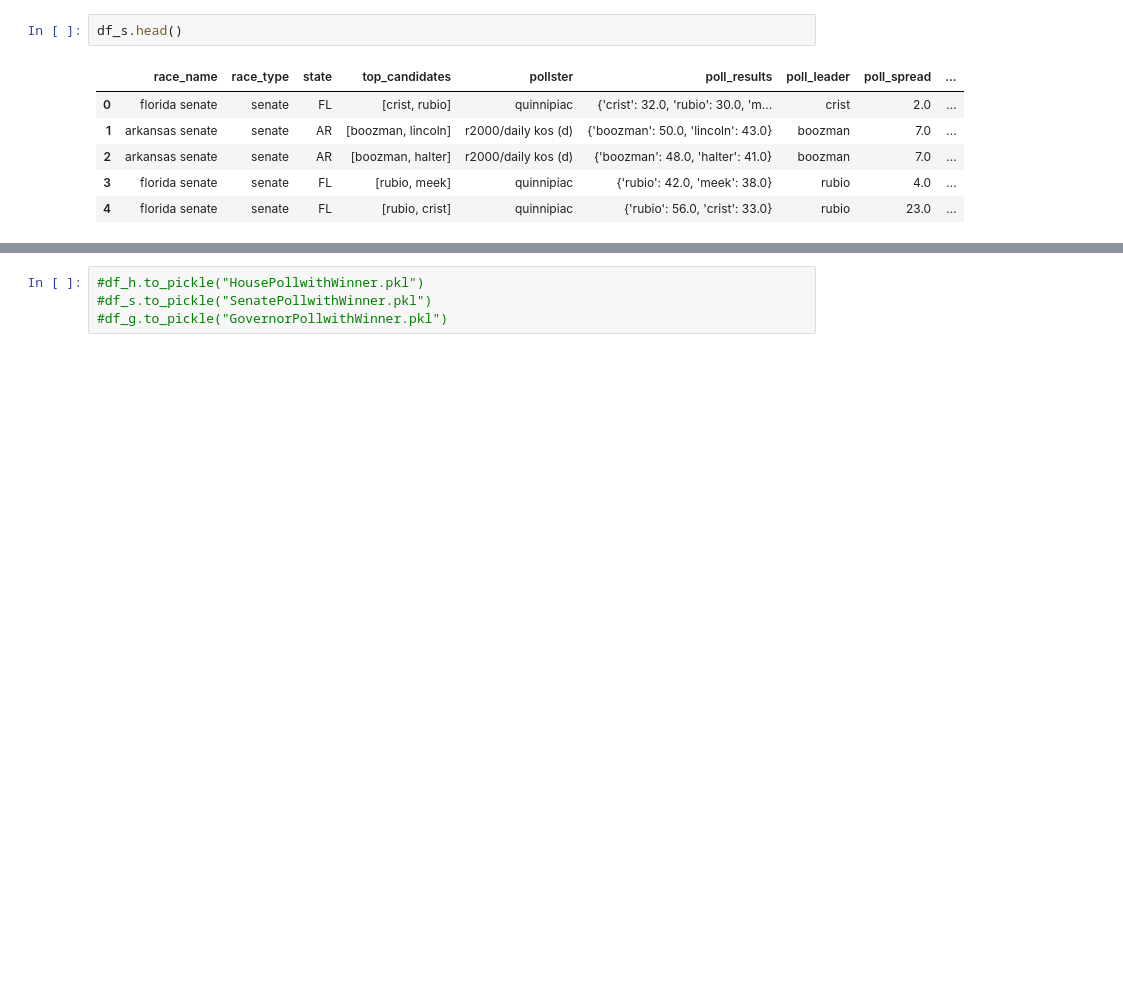
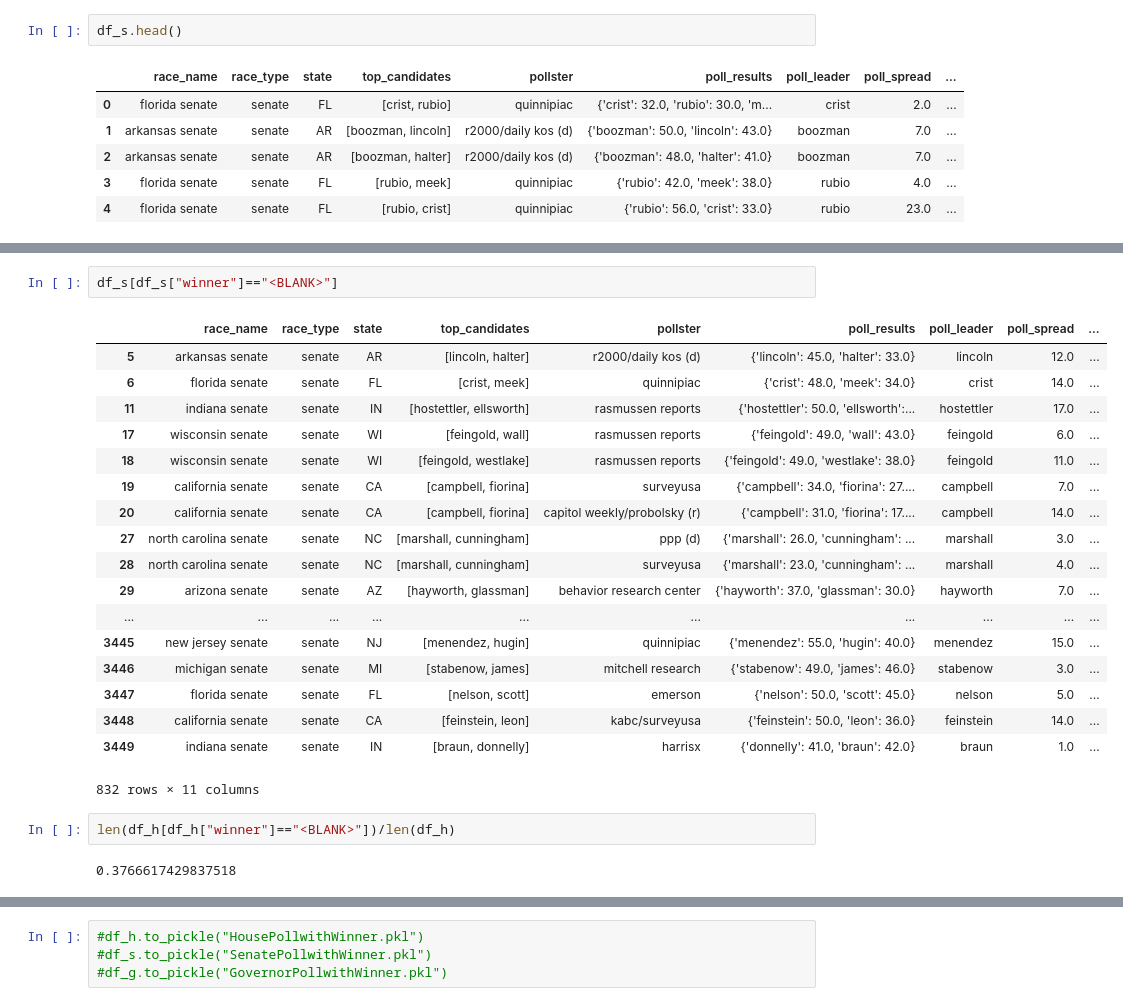
Before and after one commit to Nlorio/election-forecast, a Jupyter notebook: notebooks/Race_Winner_Matcher.ipynb, the cells around one changed output, grey strips where cells are left out. Cells and saved outputs as stored; diff of their text form; blank space fills up the shorter version.

```diff
--- a/notebooks/Race_Winner_Matcher.ipynb
+++ b/notebooks/Race_Winner_Matcher.ipynb
@@ -200,0 +265,25 @@ len(df_h)
+# %%
+df_s[df_s["winner"]=="<BLANK>"]
+# %% [output]
+|  | race_name | race_type | state | top_candidates | pollster | poll_results | poll_leader | poll_spread | ... |
+| 5 | arkansas senate | senate | AR | [lincoln, halter] | r2000/daily kos (d) | {'lincoln': 45.0, 'halter': 33.0} | lincoln | 12.0 | ... |
+| 6 | florida senate | senate | FL | [crist, meek] | quinnipiac | {'crist': 48.0, 'meek': 34.0} | crist | 14.0 | ... |
+| 11 | indiana senate | senate | IN | [hostettler, ellsworth] | rasmussen reports | {'hostettler': 50.0, 'ellsworth':... | hostettler | 17.0 | ... |
+| 17 | wisconsin senate | senate | WI | [feingold, wall] | rasmussen reports | {'feingold': 49.0, 'wall': 43.0} | feingold | 6.0 | ... |
+| 18 | wisconsin senate | senate | WI | [feingold, westlake] | rasmussen reports | {'feingold': 49.0, 'westlake': 38.0} | feingold | 11.0 | ... |
+| 19 | california senate | senate | CA | [campbell, fiorina] | surveyusa | {'campbell': 34.0, 'fiorina': 27.... | campbell | 7.0 | ... |
+| 20 | california senate | senate | CA | [campbell, fiorina] | capitol weekly/probolsky (r) | {'campbell': 31.0, 'fiorina': 17.... | campbell | 14.0 | ... |
+| 27 | north carolina senate | senate | NC | [marshall, cunningham] | ppp (d) | {'marshall': 26.0, 'cunningham': ... | marshall | 3.0 | ... |
+| 28 | north carolina senate | senate | NC | [marshall, cunningham] | surveyusa | {'marshall': 23.0, 'cunningham': ... | marshall | 4.0 | ... |
+| 29 | arizona senate | senate | AZ | [hayworth, glassman] | behavior research center | {'hayworth': 37.0, 'glassman': 30.0} | hayworth | 7.0 | ... |
+| ... | ... | ... | ... | ... | ... | ... | ... | ... | ... |
+| 3445 | new jersey senate | senate | NJ | [menendez, hugin] | quinnipiac | {'menendez': 55.0, 'hugin': 40.0} | menendez | 15.0 | ... |
+| 3446 | michigan senate | senate | MI | [stabenow, james] | mitchell research | {'stabenow': 49.0, 'james': 46.0} | stabenow | 3.0 | ... |
+| 3447 | florida senate | senate | FL | [nelson, scott] | emerson | {'nelson': 50.0, 'scott': 45.0} | nelson | 5.0 | ... |
+| 3448 | california senate | senate | CA | [feinstein, leon] | kabc/surveyusa | {'feinstein': 50.0, 'leon': 36.0} | feinstein | 14.0 | ... |
+| 3449 | indiana senate | senate | IN | [braun, donnelly] | harrisx | {'donnelly': 41.0, 'braun': 42.0} | braun | 1.0 | ... |
+832 rows × 11 columns
+# %%
+len(df_h[df_h["winner"]=="<BLANK>"])/len(df_h)
+# %% [output]
+0.3766617429837518
```
Also changed, not shown: parts of 14 cells of this notebook, 3 other files.
